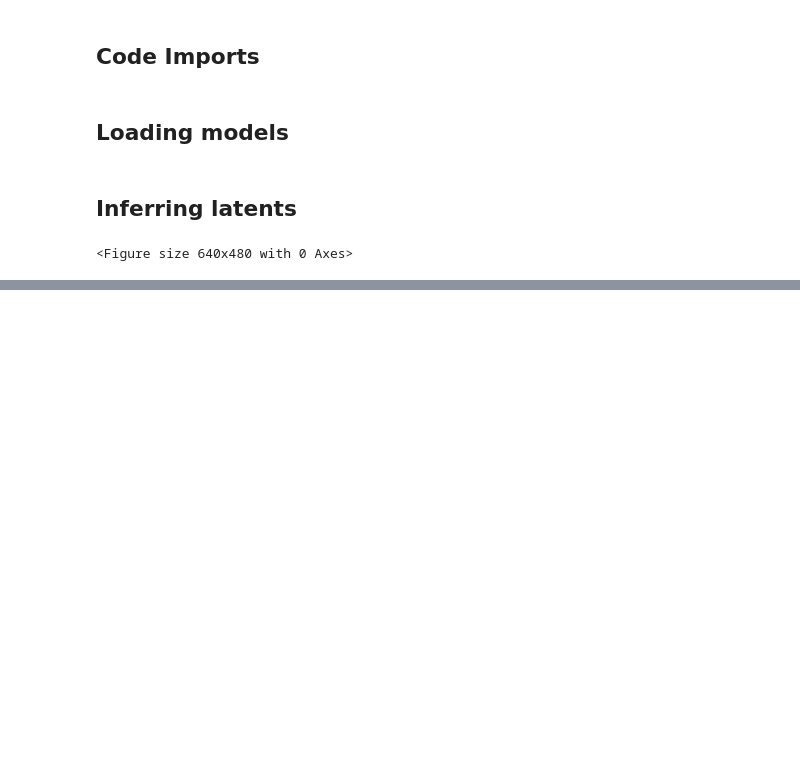
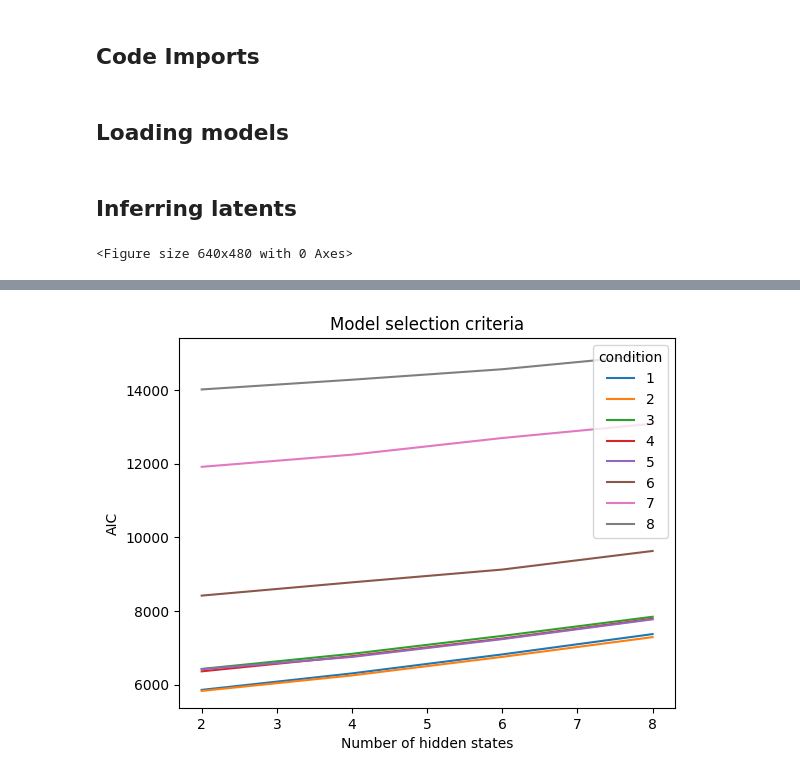
Before and after one commit to tomdstone/stats305c, a Jupyter notebook: src/analysis/emulate_paper_analyses.ipynb, the cells around one changed output, grey strips where cells are left out. Drawn from its saved outputs; the diff is of its cells as text; code cells hidden in the pictures; blank space fills up the shorter version.

```diff
--- a/src/analysis/emulate_paper_analyses.ipynb
+++ b/src/analysis/emulate_paper_analyses.ipynb
@@ -2075,0 +2126,23 @@ for (state, lm) in zip([8,12,18], [2,4,5]):
+# %%
+def count_params(nstate, cond):
+    return sum(x.size for x in jax.tree.leaves(fits[(nstate, cond)]['trainable_params']))
+# %%
+
+
+lls = np.zeros((4,8))
+aics = np.zeros((4,8))
+for cond in range(1,9):
+    # print([loaded_logprobs[(nstate, cond)] for nstate in [2,4,6,8]])
+    lls[:,cond-1] = np.array([np.sum(loaded_logprobs[(nstate, cond)])for nstate in [2,4,6,8]])
+    for i,nstate in enumerate([2,4,6,8]):
+        aics[i, cond-1] = 2*count_params(nstate, cond) - 2*lls[i, cond-1]
+# plt.plot(*lls)
+# plt.plot([2,4,6,8], lls)
+plt.plot([2,4,6,8], aics)
+plt.legend(range(1,9), loc = 'upper right', title ='condition')
+plt.xlabel('Number of hidden states')
+# plt.ylabel('Marginal log-likelihood');
+plt.ylabel('AIC')
+plt.title('Model selection criteria');
+# %% [output]
+[figure, added]
```
Also changed, not shown: parts of 8 cells of this notebook, 1 other file.
